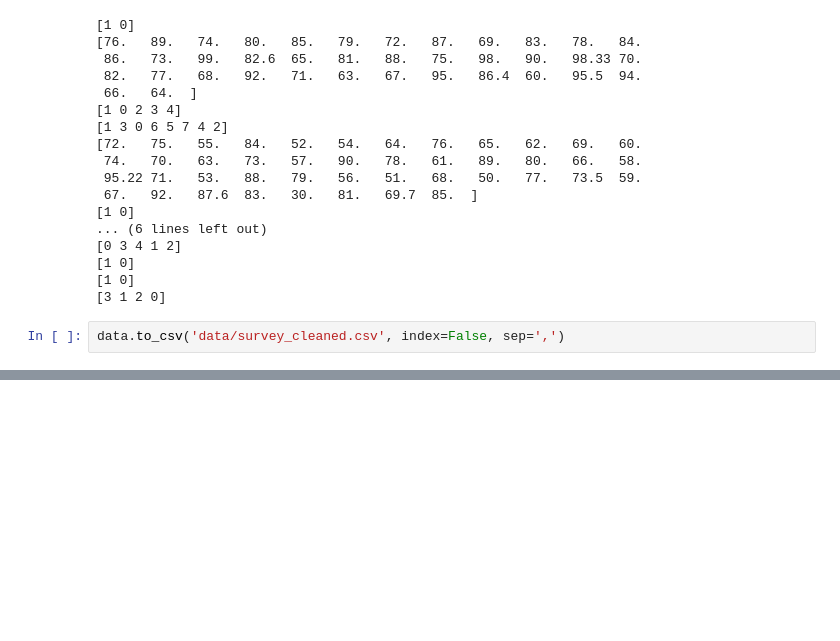
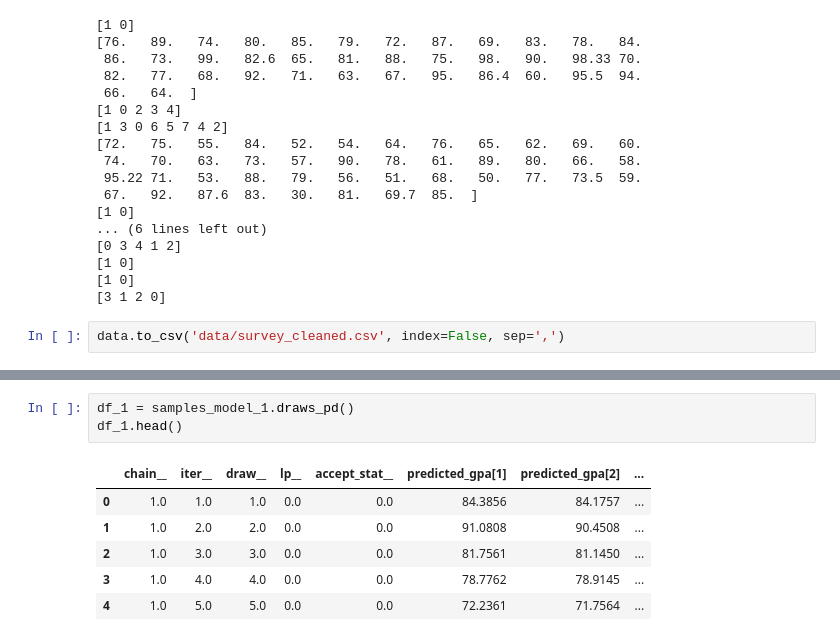
Before and after one commit to DanielJurkowski/DataAnalyticsProject, a Jupyter notebook: notebook.ipynb, the cells around one changed output, grey strips where cells are left out. Saved outputs shown, nothing was run; the diff lists cells and outputs as text; blank space fills up the shorter version.

```diff
--- a/notebook.ipynb
+++ b/notebook.ipynb
@@ -550,0 +461,10 @@ Description
+# %%
+df_1 = samples_model_1.draws_pd()
+df_1.head()
+# %% [output]
+|  | chain__ | iter__ | draw__ | lp__ | accept_stat__ | predicted_gpa[1] | predicted_gpa[2] | ... |
+| 0 | 1.0 | 1.0 | 1.0 | 0.0 | 0.0 | 84.3856 | 84.1757 | ... |
+| 1 | 1.0 | 2.0 | 2.0 | 0.0 | 0.0 | 91.0808 | 90.4508 | ... |
+| 2 | 1.0 | 3.0 | 3.0 | 0.0 | 0.0 | 81.7561 | 81.1450 | ... |
+| 3 | 1.0 | 4.0 | 4.0 | 0.0 | 0.0 | 78.7762 | 78.9145 | ... |
+| 4 | 1.0 | 5.0 | 5.0 | 0.0 | 0.0 | 72.2361 | 71.7564 | ... |
```
Also changed, not shown: parts of 47 cells of this notebook, 7 other files.
